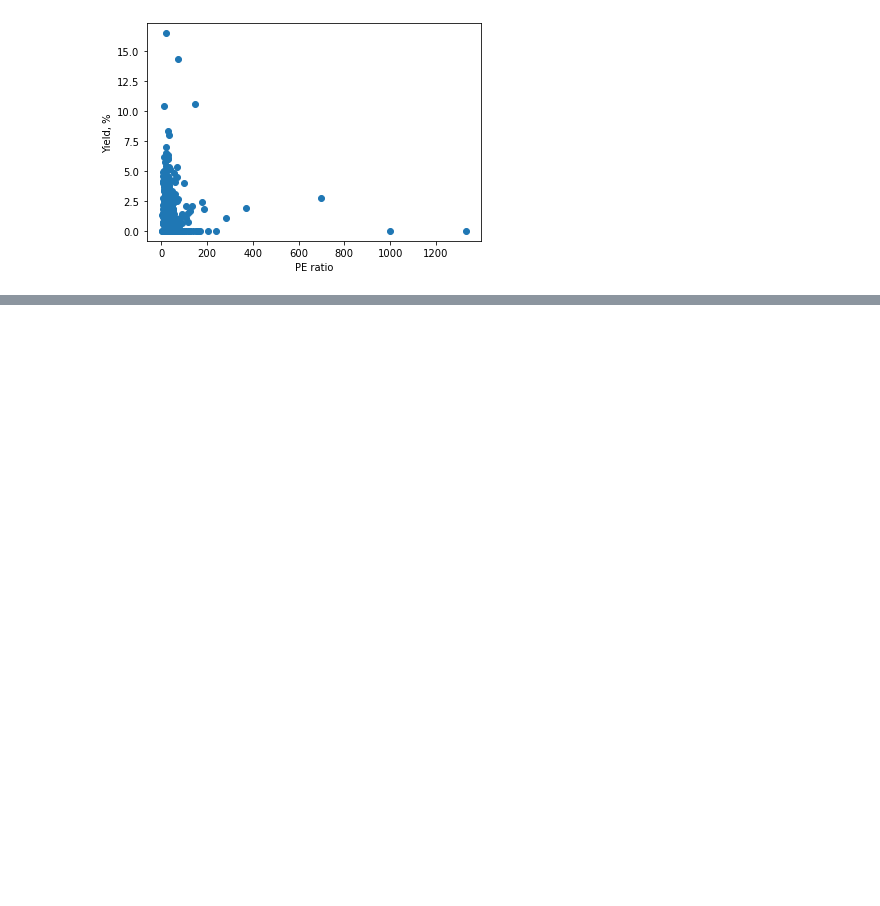
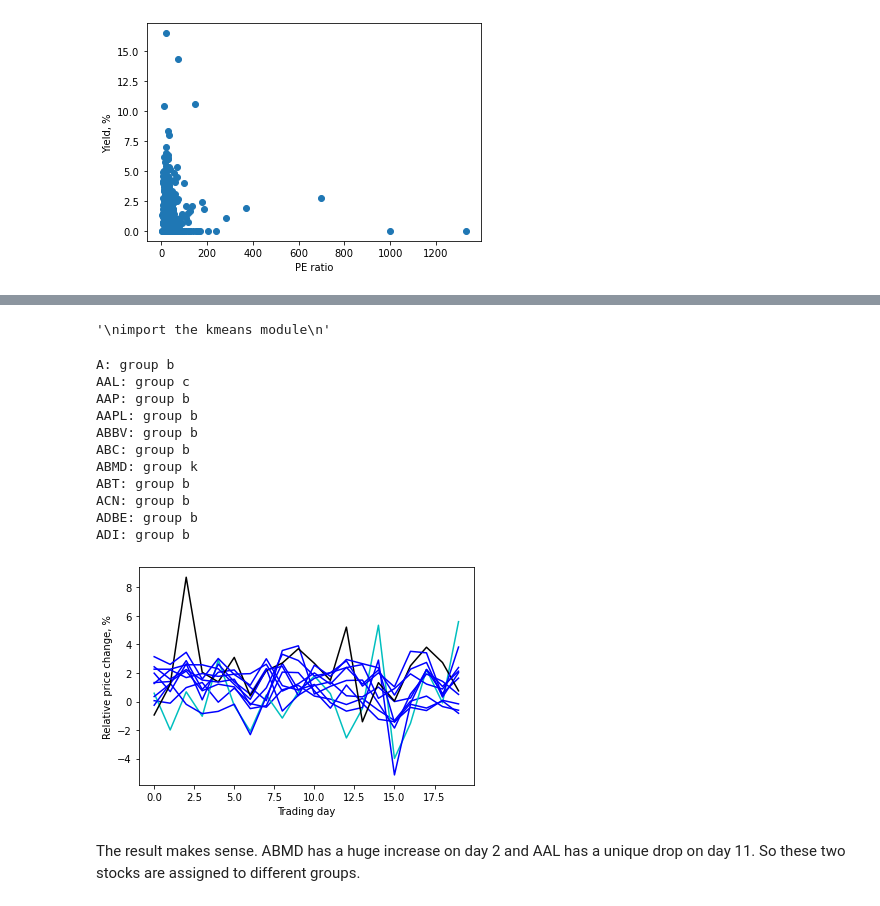
Before and after one commit to HongfeiLi365/RobotAdvisor, a Jupyter notebook: recommendation/stocksClassification.ipynb, the cells around one changed output, grey strips where cells are left out. Saved outputs shown, nothing was run; the diff lists cells and outputs as text; code cells hidden in the pictures; blank space fills up the shorter version.

Commit message:
Kmeans test

```diff
--- a/recommendation/stocksClassification.ipynb
+++ b/recommendation/stocksClassification.ipynb
@@ -72,0 +95,59 @@ plt.show()
+# %%
+from sklearn.cluster import KMeans
+import numpy as np
+'''
+import the kmeans module
+'''
+# %% [output]
+'\nimport the kmeans module\n'
+# %%
+stockList = []
+counter = 0
+tradingDays = 20 # 20 trading days from 1/1 to 1/31
+stockData = np.zeros(tradingDays) # each stock has tradingDays of dimension
+for stock in sp500Dict.keys():
+    if counter > 10: # small sample size for testing purpose
+        break
+    try:
+        greppedData = sc.stockPriceClean(get_data(stock, start_date = "01/01/2020", end_date = "01/31/2020"))
+        stockList = stockList + [stock]
+        if counter == 0:
+            stockData = greppedData.get()
+        else:
+            stockData = np.vstack((stockData, greppedData.get()))
+        counter = counter + 1
+    except:
+        print(key + ": cannot get data")
+#print(stockList)
+#print(stockData)
+# %%
+'''
+Test K-means with 20 dimensions
+'''
+kmeans = KMeans(n_clusters=3, random_state=0).fit(stockData)
+stockLabel = kmeans.labels_
+# %%
+x = np.arange(20)
+color = ['b', 'c', 'k', 'g', 'r', 'm', 'y']
+for i in range(counter):
+    plt.plot(x, stockData[i] + i * 0.2, c = color[stockLabel[i]], label = stockList[i])
+    print(stockList[i] + ": group " + color[stockLabel[i]])
+plt.ylabel("Relative price change, %")
+plt.xlabel("Trading day")
+#plt.legend()
+plt.show()
+# %% [output]
+A: group b
+AAL: group c
+AAP: group b
+AAPL: group b
+ABBV: group b
+ABC: group b
+ABMD: group k
+ABT: group b
+ACN: group b
+ADBE: group b
+ADI: group b
+[figure, added]
+# %% [markdown]
+The result makes sense. ABMD has a huge increase on day 2 and AAL has a unique drop on day 11. So these two stocks are assigned to different groups.
```
Also changed, not shown: parts of 6 cells of this notebook, 3 other files.
